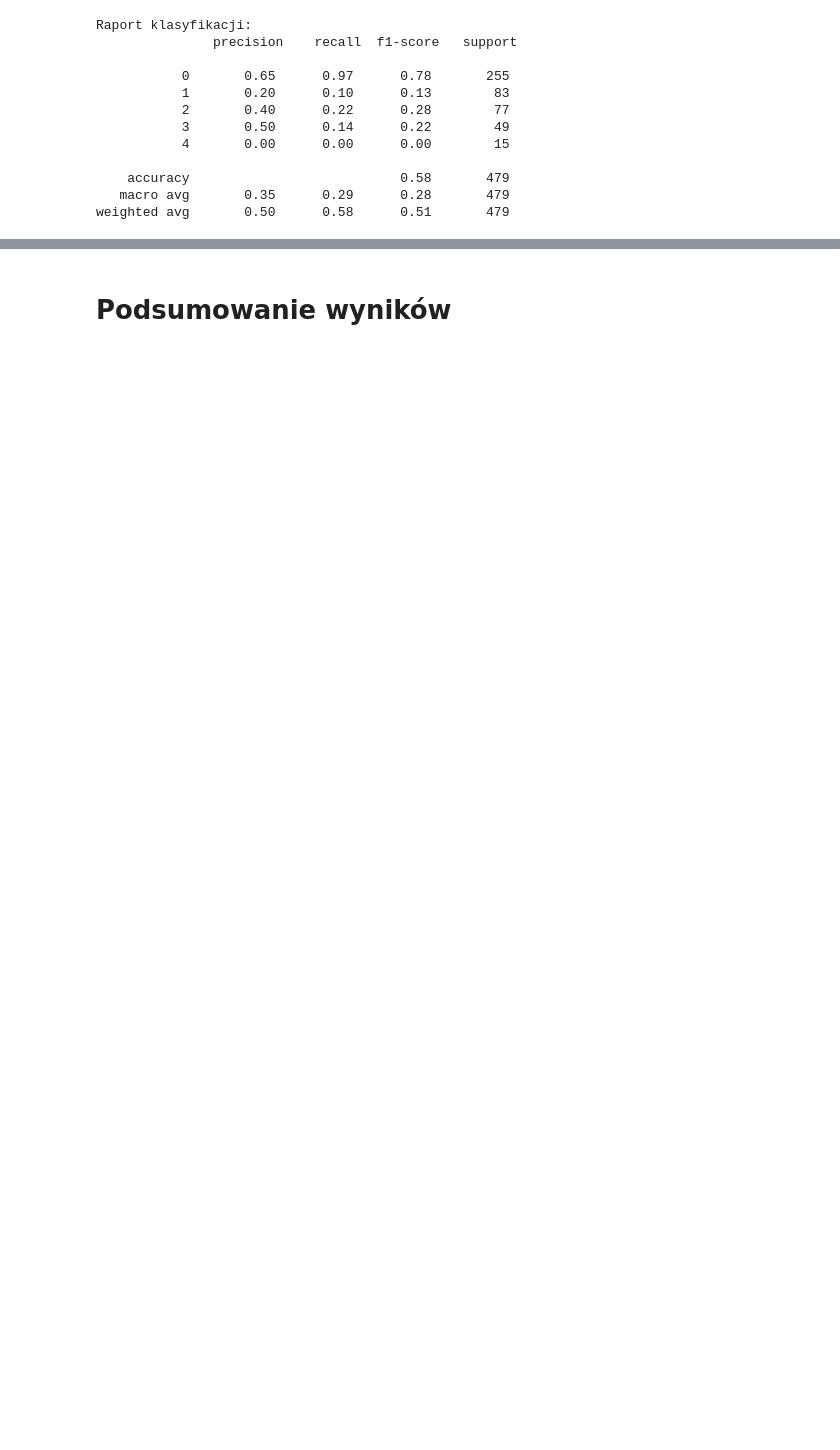
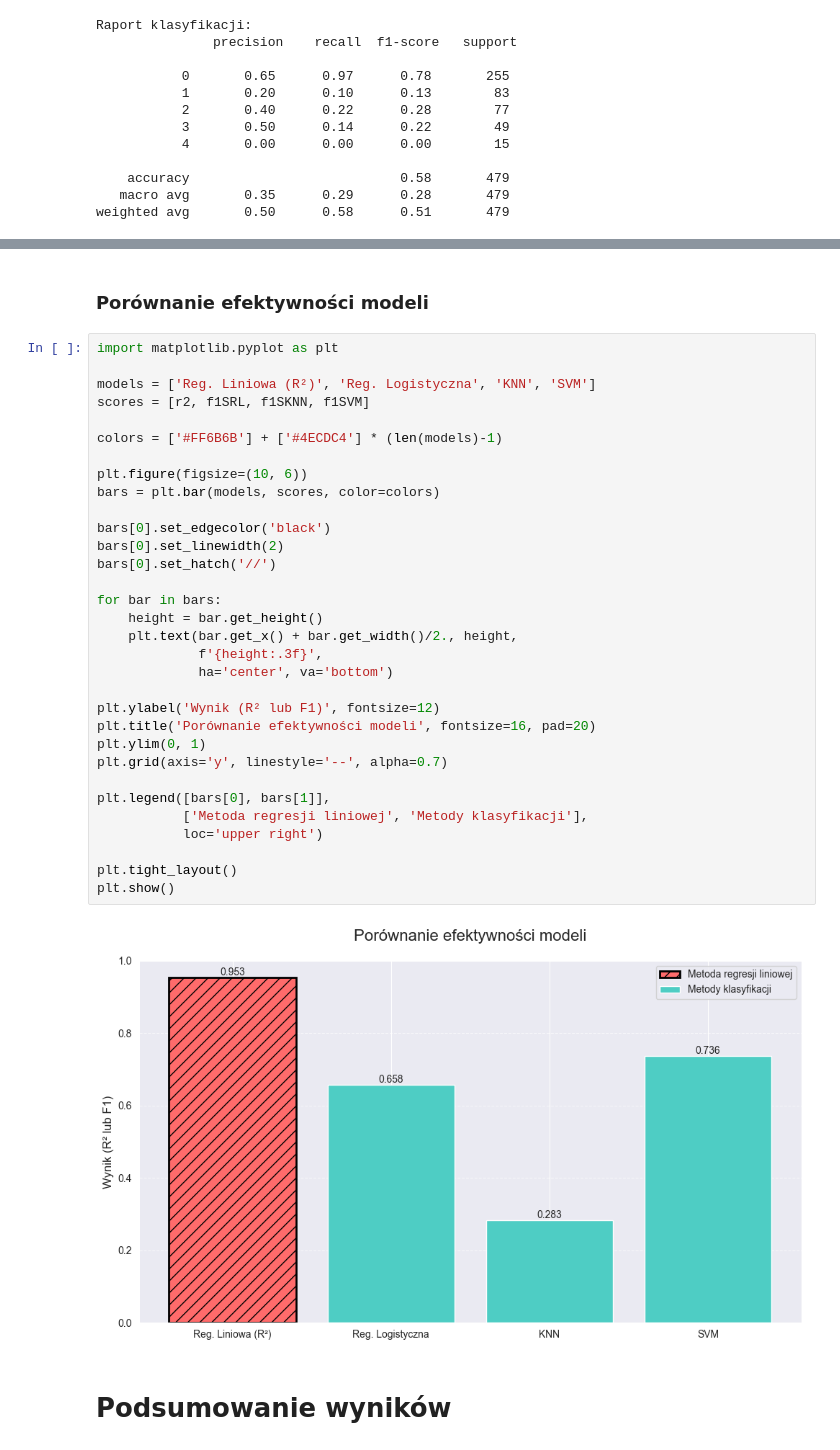
Before and after one commit to Polinez/MLClassProject, a Jupyter notebook: UM_Wandzel_Walus_Adamiak_Szymczyk.ipynb, the cells around one changed output, grey strips where cells are left out. Drawn from its saved outputs; the diff is of its cells as text; blank space fills up the shorter version.

```diff
--- a/UM_Wandzel_Walus_Adamiak_Szymczyk.ipynb
+++ b/UM_Wandzel_Walus_Adamiak_Szymczyk.ipynb
@@ -500,5 +536,41 @@ Raport klasyfikacji:
     accuracy                           0.84       479
    macro avg       0.76      0.72      0.74       479
 weighted avg       0.84      0.84      0.84       479
+# %% [markdown]
+### Porównanie efektywności modeli
+# %%
+import matplotlib.pyplot as plt
+
+models = ['Reg. Liniowa (R²)', 'Reg. Logistyczna', 'KNN', 'SVM']
+scores = [r2, f1SRL, f1SKNN, f1SVM]
+
+colors = ['#FF6B6B'] + ['#4ECDC4'] * (len(models)-1)
+
+plt.figure(figsize=(10, 6))
+bars = plt.bar(models, scores, color=colors)
+
+bars[0].set_edgecolor('black')
+bars[0].set_linewidth(2)
+bars[0].set_hatch('//')
+
+for bar in bars:
+    height = bar.get_height()
+    plt.text(bar.get_x() + bar.get_width()/2., height,
+             f'{height:.3f}',
+             ha='center', va='bottom')
+
+plt.ylabel('Wynik (R² lub F1)', fontsize=12)
+plt.title('Porównanie efektywności modeli', fontsize=16, pad=20)
+plt.ylim(0, 1)
+plt.grid(axis='y', linestyle='--', alpha=0.7)
+
+plt.legend([bars[0], bars[1]],
+           ['Metoda regresji liniowej', 'Metody klasyfikacji'],
+           loc='upper right')
+
+plt.tight_layout()
+plt.show()
+# %% [output]
+[figure, added]
 # %% [markdown]
 # Podsumowanie wyników
```
Also changed, not shown: parts of 50 cells of this notebook.
